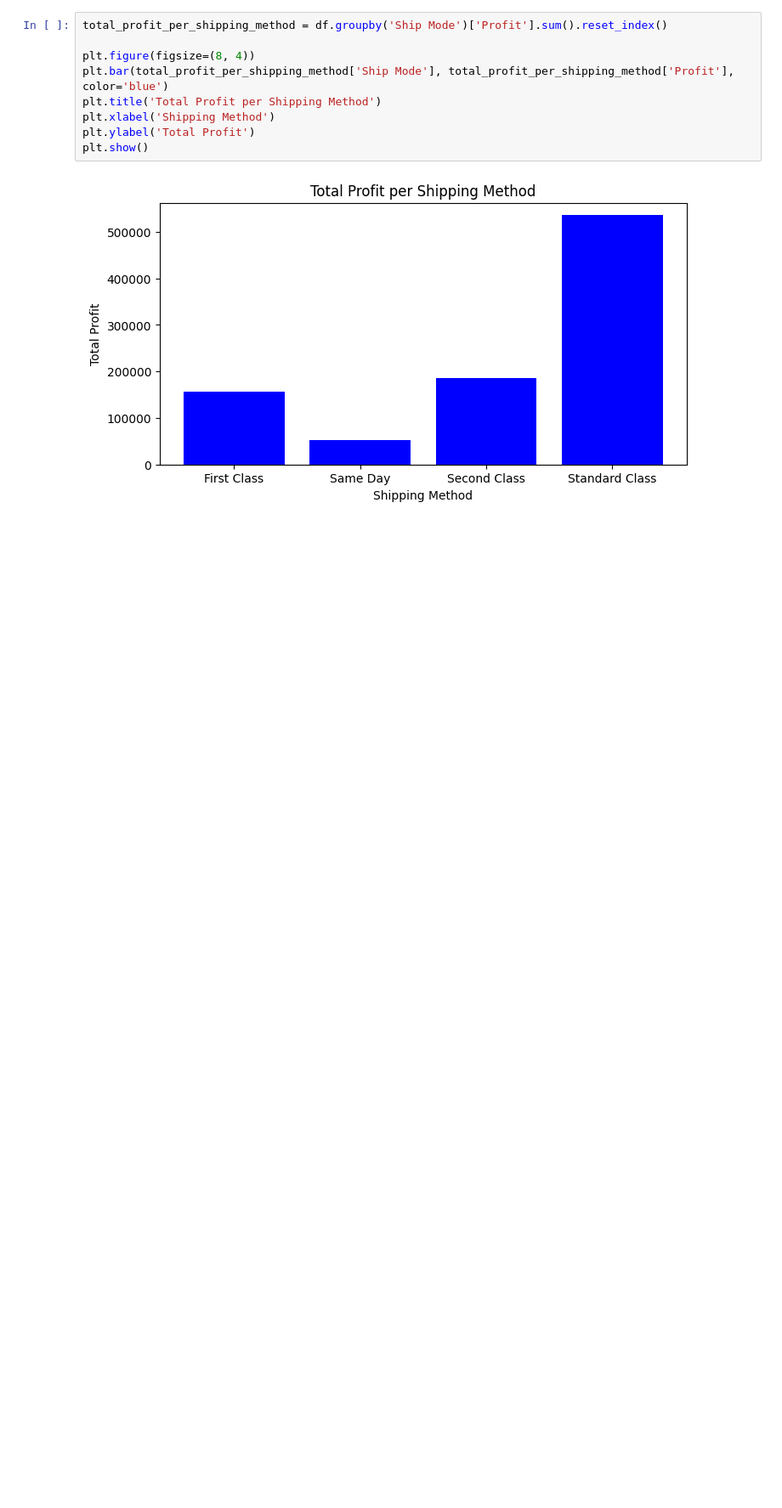
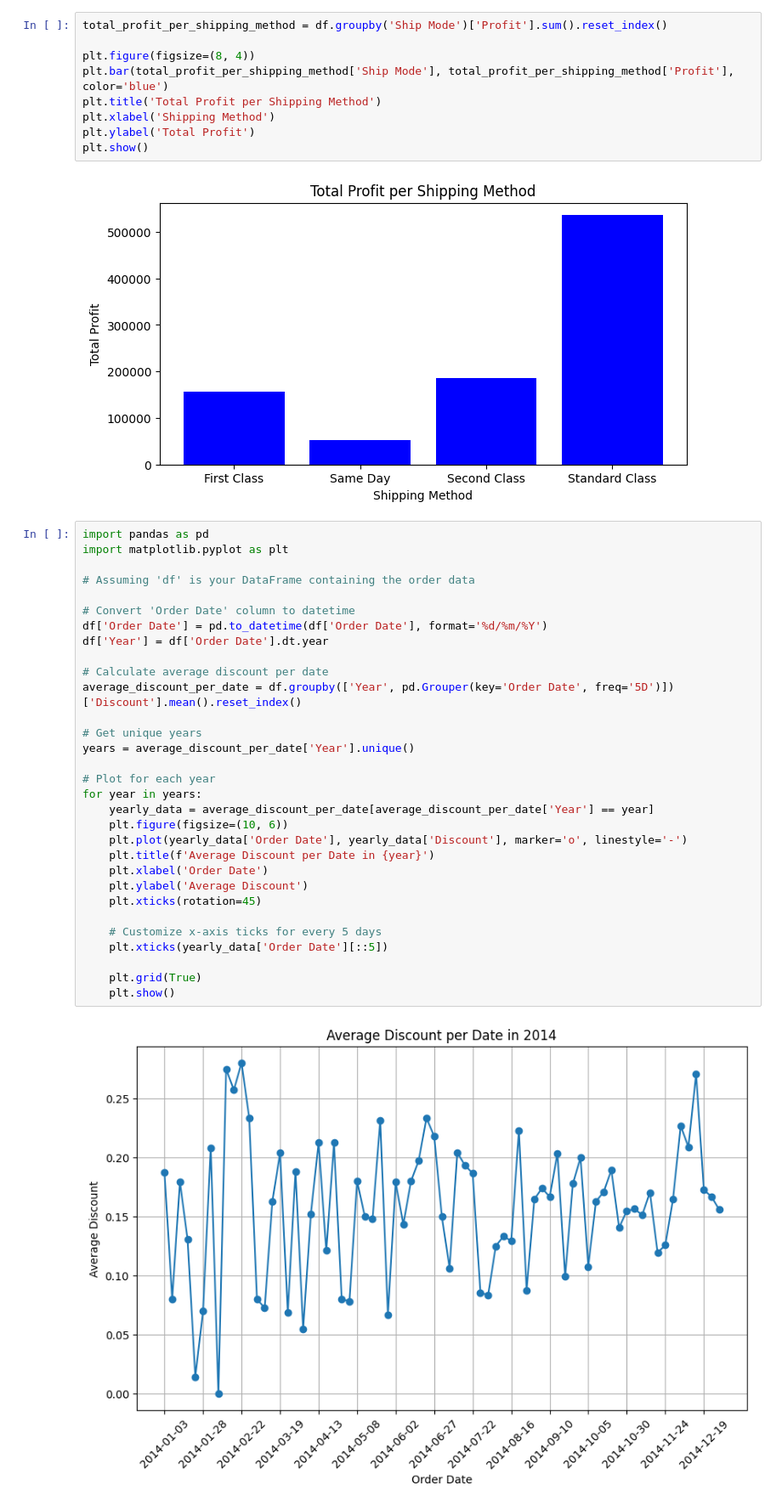
Before and after one commit to abzzer/Forecast-Peak-Ai, a Jupyter notebook: explore_data.ipynb, the cells around one changed output. Shown at 85% size. Cells and saved outputs as stored; diff of their text form; blank space fills up the shorter version.

```diff
--- a/explore_data.ipynb
+++ b/explore_data.ipynb
@@ -109,3 +109,36 @@ plt.ylabel('Total Profit')
 plt.show()
 # %% [output]
 [figure]
+# %%
+import pandas as pd
+import matplotlib.pyplot as plt
+
+# Assuming 'df' is your DataFrame containing the order data
+
+# Convert 'Order Date' column to datetime
+df['Order Date'] = pd.to_datetime(df['Order Date'], format='%d/%m/%Y')
+df['Year'] = df['Order Date'].dt.year
+
+# Calculate average discount per date
+average_discount_per_date = df.groupby(['Year', pd.Grouper(key='Order Date', freq='5D')])['Discount'].mean().reset_index()
+
+# Get unique years
+years = average_discount_per_date['Year'].unique()
+
+# Plot for each year
+for year in years:
+    yearly_data = average_discount_per_date[average_discount_per_date['Year'] == year]
+    plt.figure(figsize=(10, 6))
+    plt.plot(yearly_data['Order Date'], yearly_data['Discount'], marker='o', linestyle='-')
+    plt.title(f'Average Discount per Date in {year}')
+    plt.xlabel('Order Date')
+    plt.ylabel('Average Discount')
+    plt.xticks(rotation=45)
+
+    # Customize x-axis ticks for every 5 days
+    plt.xticks(yearly_data['Order Date'][::5])
+
+    plt.grid(True)
+    plt.show()
+# %% [output]
+[figure, added]
```
Also changed, not shown: parts of 4 cells of this notebook.
